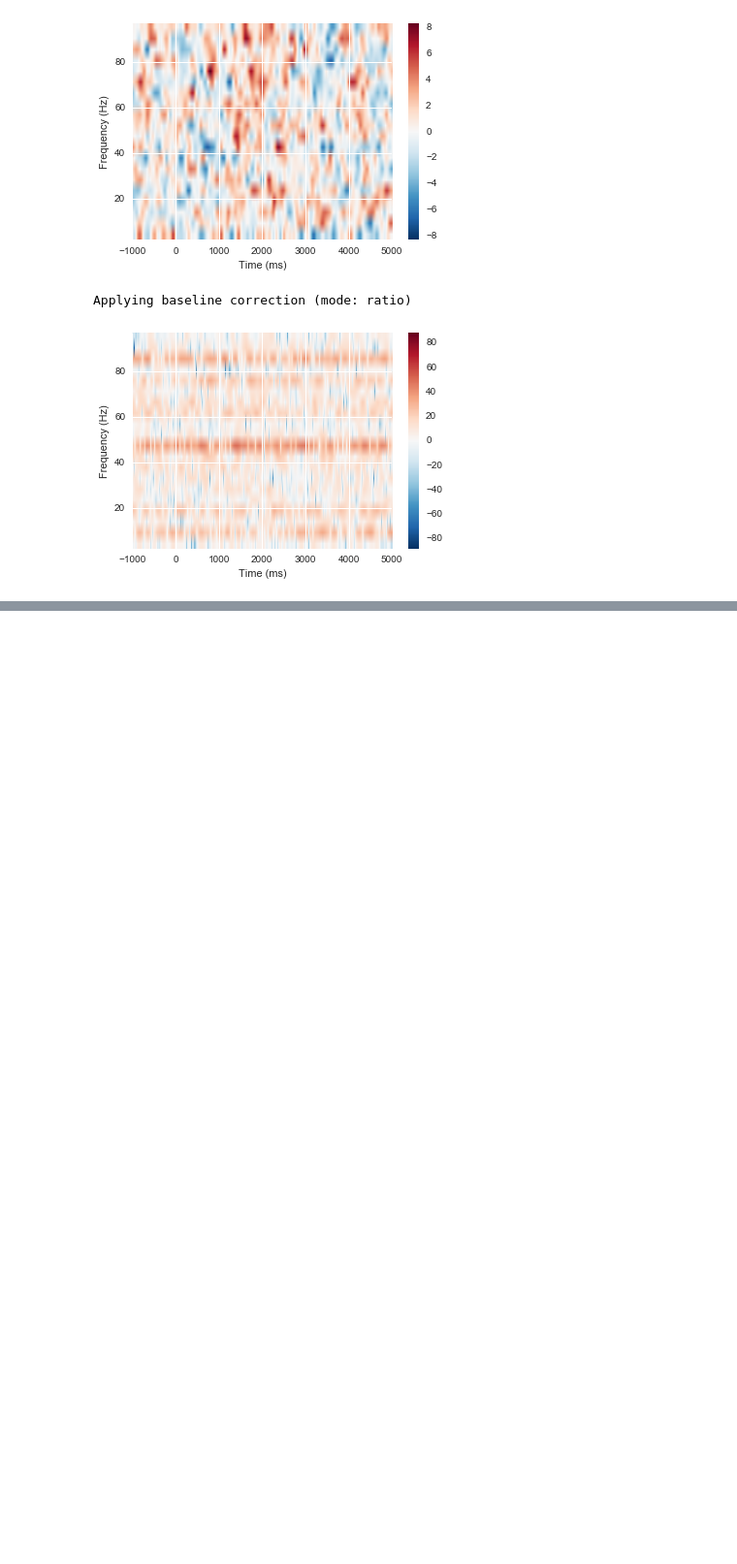
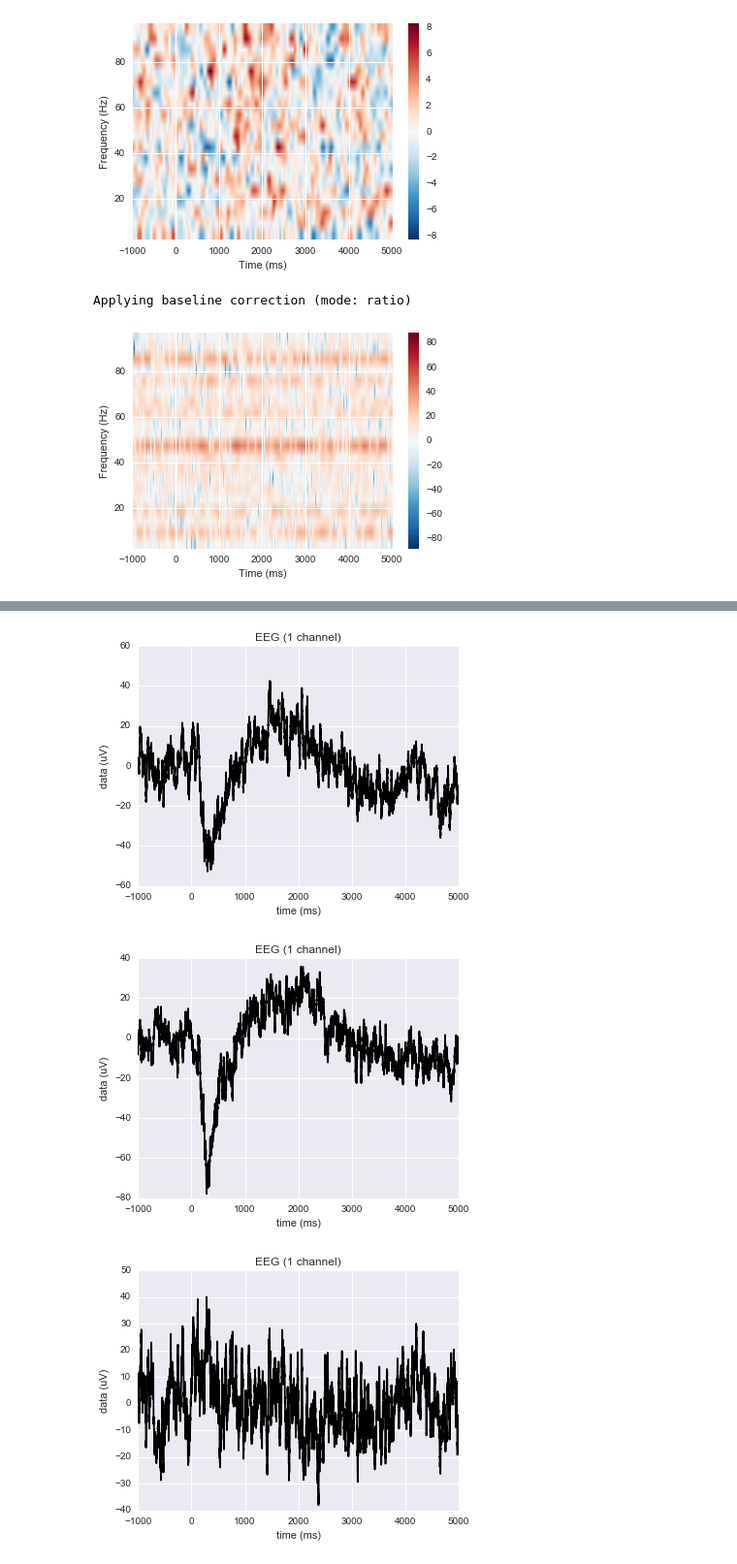
Before and after one commit to pearsonlab/ecogtools, a Jupyter notebook: ecogtools demo.ipynb, the cells around one changed output, grey strips where cells are left out. Shown at 97% size. Drawn from its saved outputs; the diff is of its cells as text; code cells hidden in the pictures; blank space fills up the shorter version.

```diff
--- a/ecogtools demo.ipynb
+++ b/ecogtools demo.ipynb
@@ -100,0 +147,13 @@ Applying baseline correction (mode: ratio)
+# %%
+evoked_expected = data.create_evoked("expected/quest_start")
+evoked_unexpected = data.create_evoked("unexpected/quest_start")
+# %%
+evoked_comb_attn = mne.combine_evoked(data.evoked_list[2:], weights=[1, -1])
+# %%
+evoked_expected.plot()
+evoked_unexpected.plot()
+evoked_comb_attn.plot();
+# %% [output]
+[figure, added]
+[figure, added]
+[figure, added]
```
Also changed, not shown: parts of 28 cells of this notebook, 1 other file.
